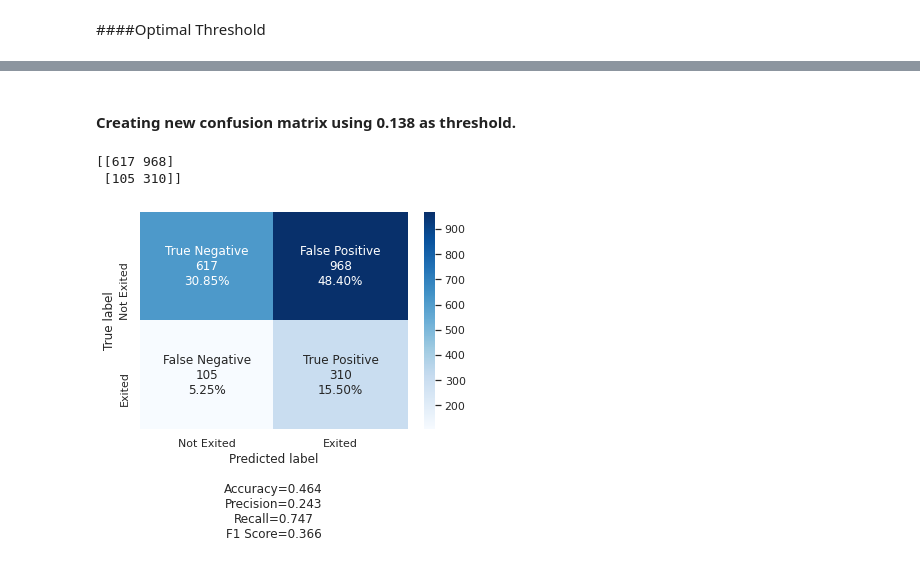
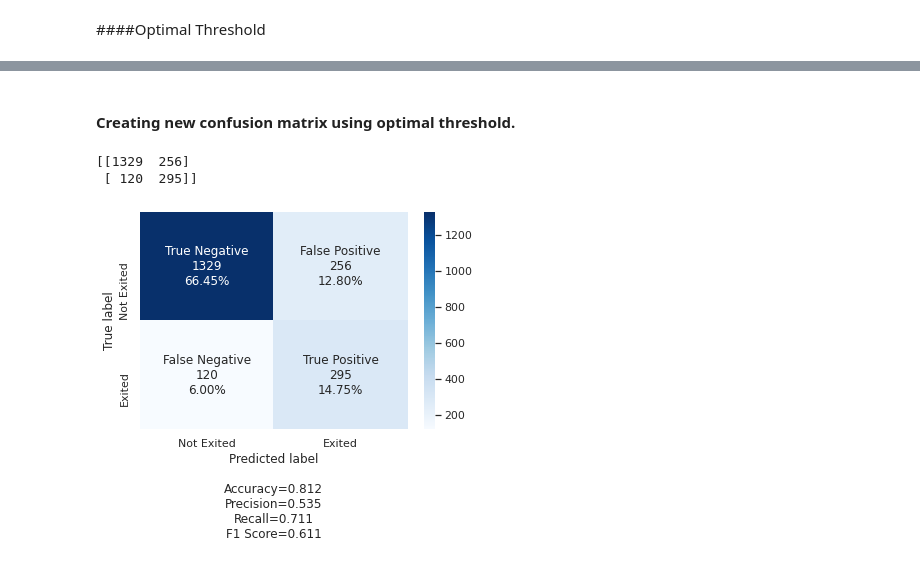
Before and after one commit to snegi5/hello-github, a Jupyter notebook: Module_7.ipynb, the cells around one changed output, grey strips where cells are left out. Drawn from its saved outputs; the diff is of its cells as text; code cells hidden in the pictures.

```diff
--- a/Module_7.ipynb
+++ b/Module_7.ipynb
@@ -537,20 +536,23 @@ def make_confusion_matrix(cf,
 
     if title:
         plt.title(title)
+# %%
+y_pred_train = model.predict(X_train)
+y_pred_test = model.predict(X_test)
 # %% [markdown]
 #### Creating confusion matrix with the default threshold of 0.5.
 # %%
-## Confusion Matrix on unseen test set
-y_pred1 = model.predict(X_test)
-for i in range(len(y_test)):
-    if y_pred1[i]>0.5:
-        y_pred1[i]=1
+## Confusion Matrix on training set
+#y_pred1 = model.predict(X_test)
+for i in range(len(y_train)):
+    if y_pred_train[i]>0.5:
+        y_pred_train[i]=1
     else:
-        y_pred1[i]=0
+        y_pred_train[i]=0
 
 
 
-cm2=confusion_matrix(y_test, y_pred1)
+cm2=confusion_matrix(y_train, y_pred_train)
 print(cm2)
 labels = ['True Negative','False Positive','False Negative','True Positive']
 categories = [ 'Not Exited','Exited']
@@ -575,25 +577,25 @@ print(optimal_threshold_auc_roc)
 # %% [markdown]
-#### Creating new confusion matrix using 0.138 as threshold.
+#### Creating new confusion matrix using optimal threshold.
 # %%
 ## Confusion Matrix on unsee test set
-y_pred1 = model.predict(X_test)
+#y_pred1 = model.predict(X_test)
 for i in range(len(y_test)):
-    if y_pred1[i]>0.138:
-        y_pred1[i]=1
+    if y_pred_test[i]> optimal_threshold_auc_roc:
+        y_pred_test[i]=1
     else:
-        y_pred1[i]=0
+        y_pred_test[i]=0
 
 
 
-cm2=confusion_matrix(y_test, y_pred1)
+cm2=confusion_matrix(y_test, y_pred_test)
 print(cm2)
 labels = ['True Negative','False Positive','False Negative','True Positive']
 categories = [ 'Not Exited','Exited']
 make_confusion_matrix(cm2,group_names=labels,categories=categories,cmap='Blues')
 # %% [output]
-[[617 968]
- [105 310]]
+[[1329  256]
+ [ 120  295]]
-[figure, old version]
+[figure, new version]
 # %%
 roc_auc_train = roc_auc_score(y_train, model.predict(X_train))
 fpr, tpr, thresholds = roc_curve(y_train, model.predict(X_train))
```
Also changed, not shown: parts of 17 cells of this notebook.
